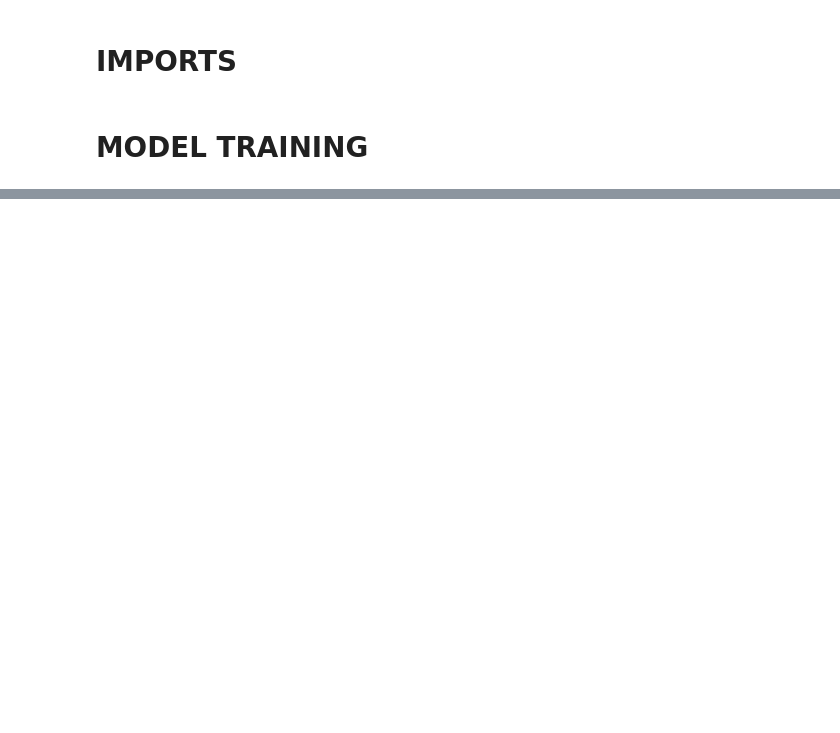
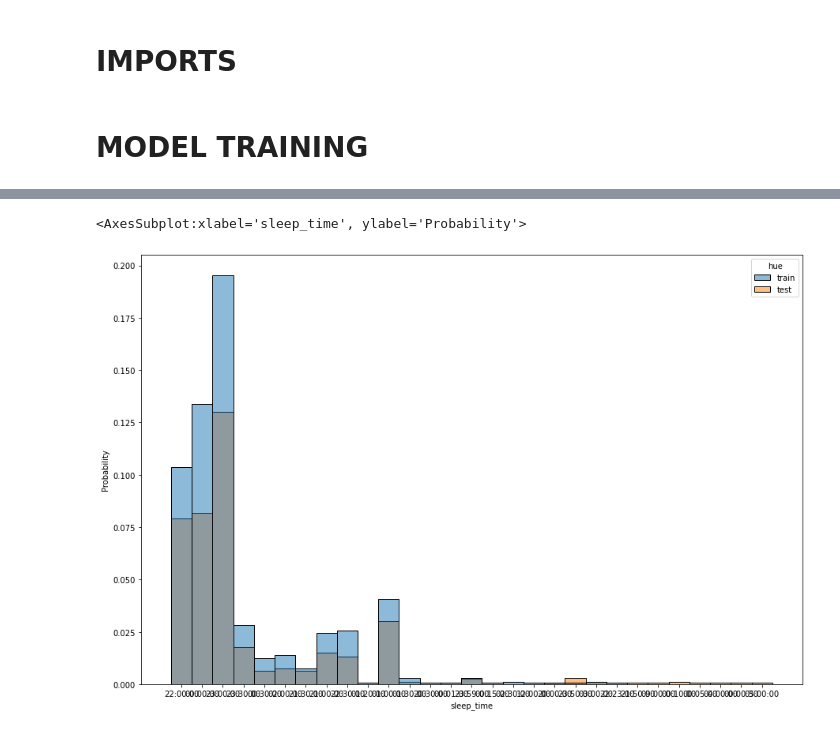
Before and after one commit to ashimko/yar_digital_breakthrough_2022, a Jupyter notebook: notebooks/pipelines/catboost_extcv.ipynb, the cells around one changed output, grey strips where cells are left out. Cells and saved outputs as stored; diff of their text form; code cells hidden in the pictures; blank space fills up the shorter version.

```diff
--- a/notebooks/pipelines/catboost_extcv.ipynb
+++ b/notebooks/pipelines/catboost_extcv.ipynb
@@ -35,0 +113,14 @@ X_train, Y_train = train.drop(cfg.TARGETS, axis=1), train[cfg.TARGETS]
+# %%
+fig, ax = plt.subplots(figsize=(15,10))
+sns.histplot(
+    pd.concat([
+        train[['sleep_time']].assign(hue='train'),
+        test[['sleep_time']].assign(hue='test')]),
+        x='sleep_time',
+        hue='hue',
+        bins=100,
+        stat='probability',
+        ax=ax)
+# %% [output]
+<AxesSubplot:xlabel='sleep_time', ylabel='Probability'>
+[figure, added]
```
Also changed, not shown: parts of 38 cells of this notebook, 10 other files.
